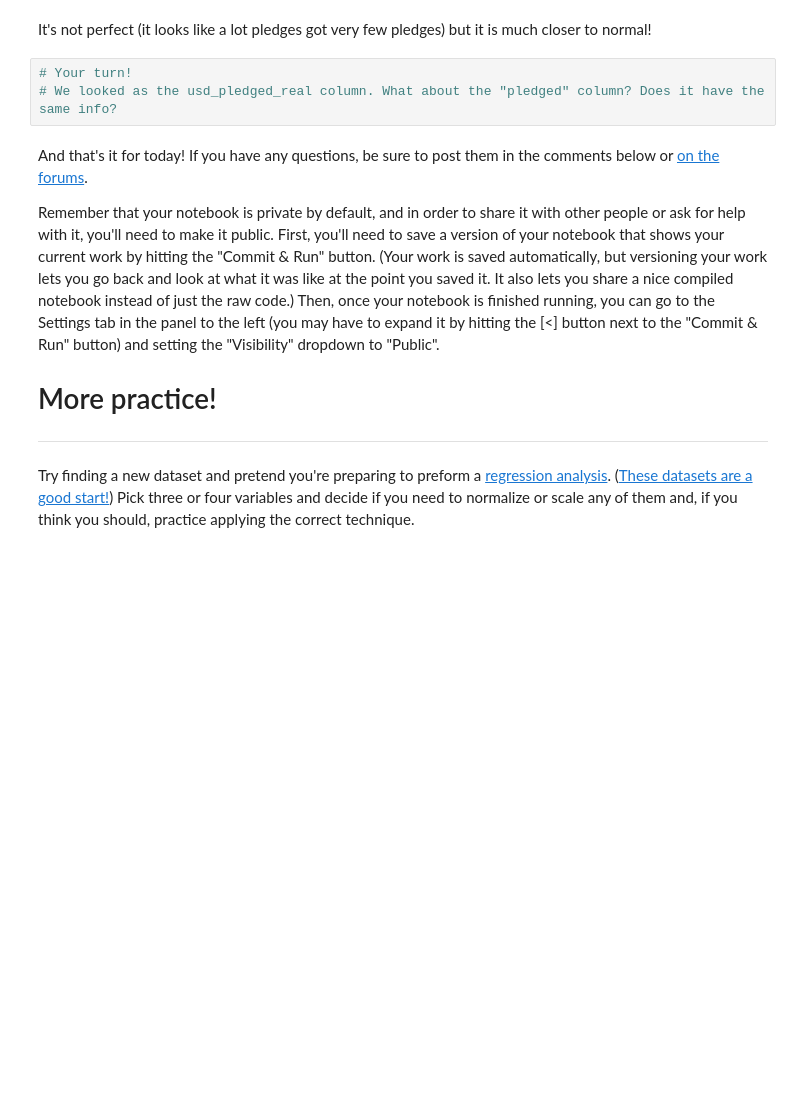
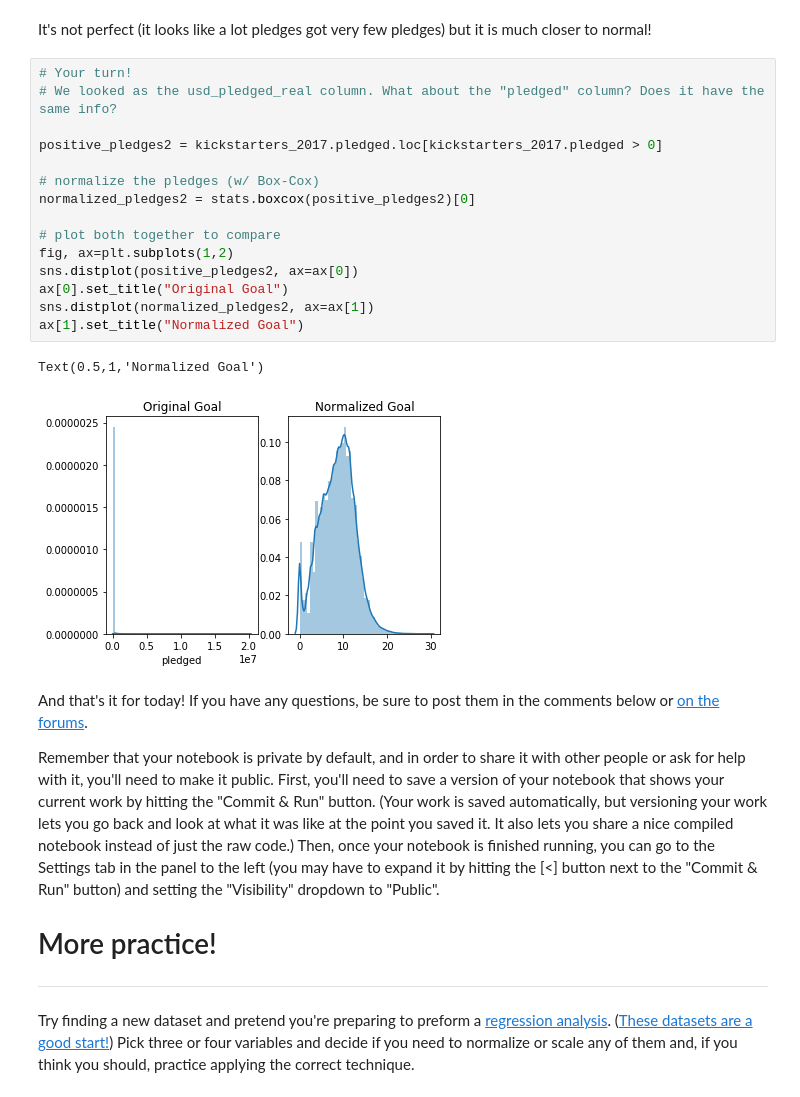
Before and after one commit to BrianLDev/data_cleaning_Kaggle, a Jupyter notebook: Data Cleaning 02-Scale and Normalize Data.ipynb, the cells around one changed output. Cells and saved outputs as stored; diff of their text form; blank space fills up the shorter version.

```diff
--- a/Data Cleaning 02-Scale and Normalize Data.ipynb
+++ b/Data Cleaning 02-Scale and Normalize Data.ipynb
@@ -159,8 +183,23 @@ ax[1].set_title("Normalized data")
 # %% [markdown]
 It's not perfect (it looks like a lot pledges got very few pledges) but it is much closer to normal!
-# %%
-# Your turn!
-# We looked as the usd_pledged_real column. What about the "pledged" column? Does it have the same info?
+# %%
+# Your turn!
+# We looked as the usd_pledged_real column. What about the "pledged" column? Does it have the same info?
+
+positive_pledges2 = kickstarters_2017.pledged.loc[kickstarters_2017.pledged > 0]
+
+# normalize the pledges (w/ Box-Cox)
+normalized_pledges2 = stats.boxcox(positive_pledges2)[0]
+
+# plot both together to compare
+fig, ax=plt.subplots(1,2)
+sns.distplot(positive_pledges2, ax=ax[0])
+ax[0].set_title("Original Goal")
+sns.distplot(normalized_pledges2, ax=ax[1])
+ax[1].set_title("Normalized Goal")
+# %% [output]
+Text(0.5,1,'Normalized Goal')
+[figure, added]
 # %% [markdown]
 And that's it for today! If you have any questions, be sure to post them in the comments below or [on the forums](https://www.kaggle.com/questions-and-answers).
 
```
Also changed, not shown: parts of 6 cells of this notebook.
